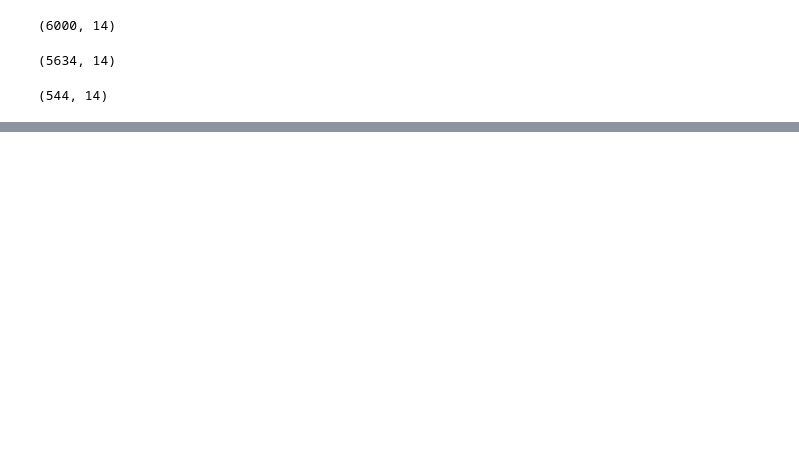
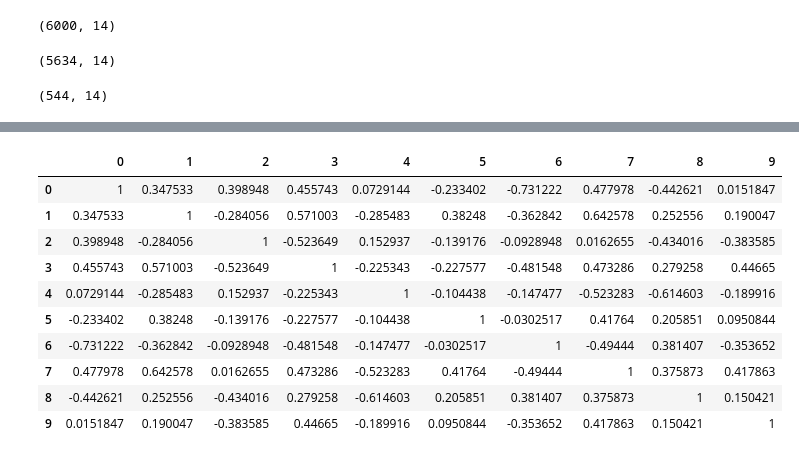
Before and after one commit to sirkells/ML-Projects, a Jupyter notebook: film/BoxOffice.ipynb, the cells around one changed output, grey strips where cells are left out. Drawn from its saved outputs; the diff is of its cells as text; code cells hidden in the pictures; blank space fills up the shorter version.

```diff
--- a/film/BoxOffice.ipynb
+++ b/film/BoxOffice.ipynb
@@ -167,0 +163,17 @@ dfgt14.shape
+# %%
+rs = np.random.RandomState(0)
+df = pd.DataFrame(rs.rand(10, 10))
+corr = df.corr()
+corr.style.background_gradient()
+# %% [output]
+|  | 0 | 1 | 2 | 3 | 4 | 5 | 6 | 7 | 8 | 9 |
+| 0 | 1 | 0.347533 | 0.398948 | 0.455743 | 0.0729144 | -0.233402 | -0.731222 | 0.477978 | -0.442621 | 0.0151847 |
+| 1 | 0.347533 | 1 | -0.284056 | 0.571003 | -0.285483 | 0.38248 | -0.362842 | 0.642578 | 0.252556 | 0.190047 |
+| 2 | 0.398948 | -0.284056 | 1 | -0.523649 | 0.152937 | -0.139176 | -0.0928948 | 0.0162655 | -0.434016 | -0.383585 |
+| 3 | 0.455743 | 0.571003 | -0.523649 | 1 | -0.225343 | -0.227577 | -0.481548 | 0.473286 | 0.279258 | 0.44665 |
+| 4 | 0.0729144 | -0.285483 | 0.152937 | -0.225343 | 1 | -0.104438 | -0.147477 | -0.523283 | -0.614603 | -0.189916 |
+| 5 | -0.233402 | 0.38248 | -0.139176 | -0.227577 | -0.104438 | 1 | -0.0302517 | 0.41764 | 0.205851 | 0.0950844 |
+| 6 | -0.731222 | -0.362842 | -0.0928948 | -0.481548 | -0.147477 | -0.0302517 | 1 | -0.49444 | 0.381407 | -0.353652 |
+| 7 | 0.477978 | 0.642578 | 0.0162655 | 0.473286 | -0.523283 | 0.41764 | -0.49444 | 1 | 0.375873 | 0.417863 |
+| 8 | -0.442621 | 0.252556 | -0.434016 | 0.279258 | -0.614603 | 0.205851 | 0.381407 | 0.375873 | 1 | 0.150421 |
+| 9 | 0.0151847 | 0.190047 | -0.383585 | 0.44665 | -0.189916 | 0.0950844 | -0.353652 | 0.417863 | 0.150421 | 1 |
```
Also changed, not shown: parts of 6 cells of this notebook.
